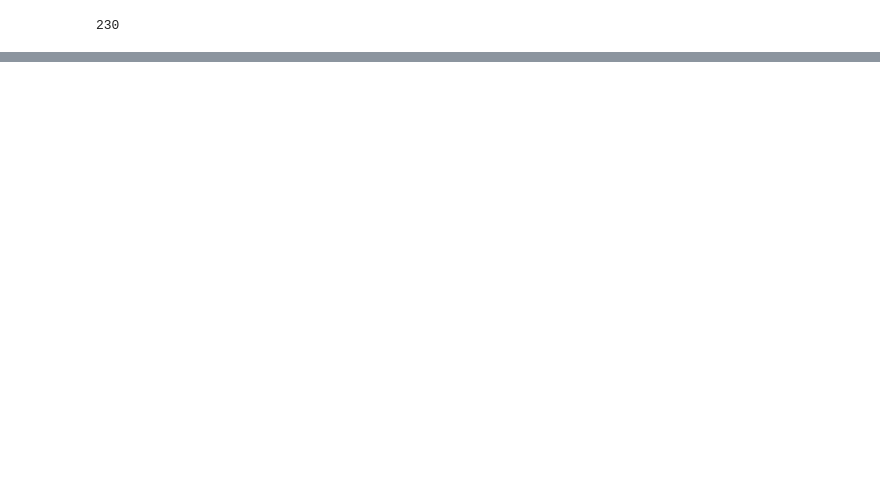
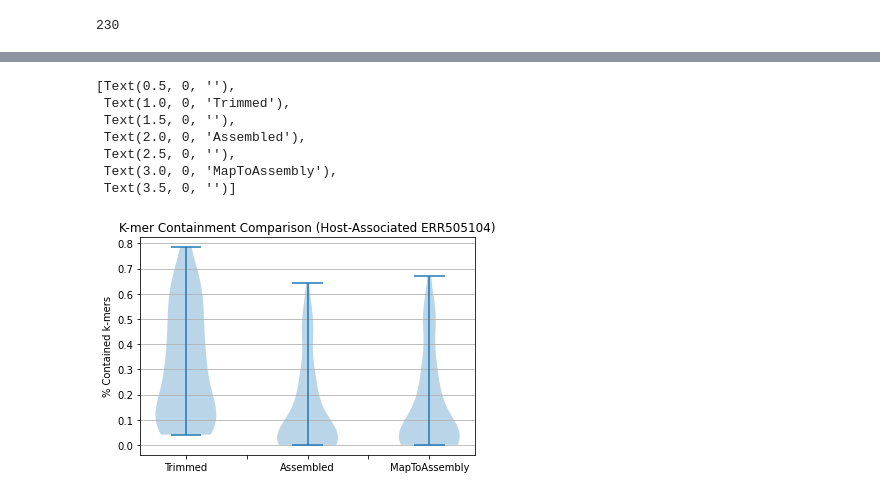
Before and after one commit to jeanzzhao/onehuman, a Jupyter notebook: atta/ERR505104_analyze-map-to-assembly.ipynb, the cells around one changed output, grey strips where cells are left out. Cells and saved outputs as stored; diff of their text form; code cells hidden in the pictures; blank space fills up the shorter version.

```diff
--- a/atta/ERR505104_analyze-map-to-assembly.ipynb
+++ b/atta/ERR505104_analyze-map-to-assembly.ipynb
@@ -124,0 +179,22 @@ axes.set_xticklabels(labels)
+# %%
+# when cov<10, ~ <20% K-mer retained in assembly, align-to-assembly did not recover the assembly loss
+df_cov10less = df[(df['effective_coverage'] <10)]
+fig, axes = plt.subplots()
+axes.violinplot(dataset = [df_cov10less.trim_cont, df_cov10less.assem_cont, df_cov10less.mapassem_cont])
+
+axes.set_title('K-mer Containment Comparison (Host-Associated ERR505104)')
+axes.yaxis.grid(True)
+axes.set_ylabel('% Contained k-mers')
+axes.set_xticklabels([])
+labels = ['', 'Trimmed', '', 'Assembled', '', 'MapToAssembly']
+axes.set_xticklabels(labels)
+#
+# %% [output]
+[Text(0.5, 0, ''),
+ Text(1.0, 0, 'Trimmed'),
+ Text(1.5, 0, ''),
+ Text(2.0, 0, 'Assembled'),
+ Text(2.5, 0, ''),
+ Text(3.0, 0, 'MapToAssembly'),
+ Text(3.5, 0, '')]
+[figure, added]
```
Also changed, not shown: parts of 15 cells of this notebook.
